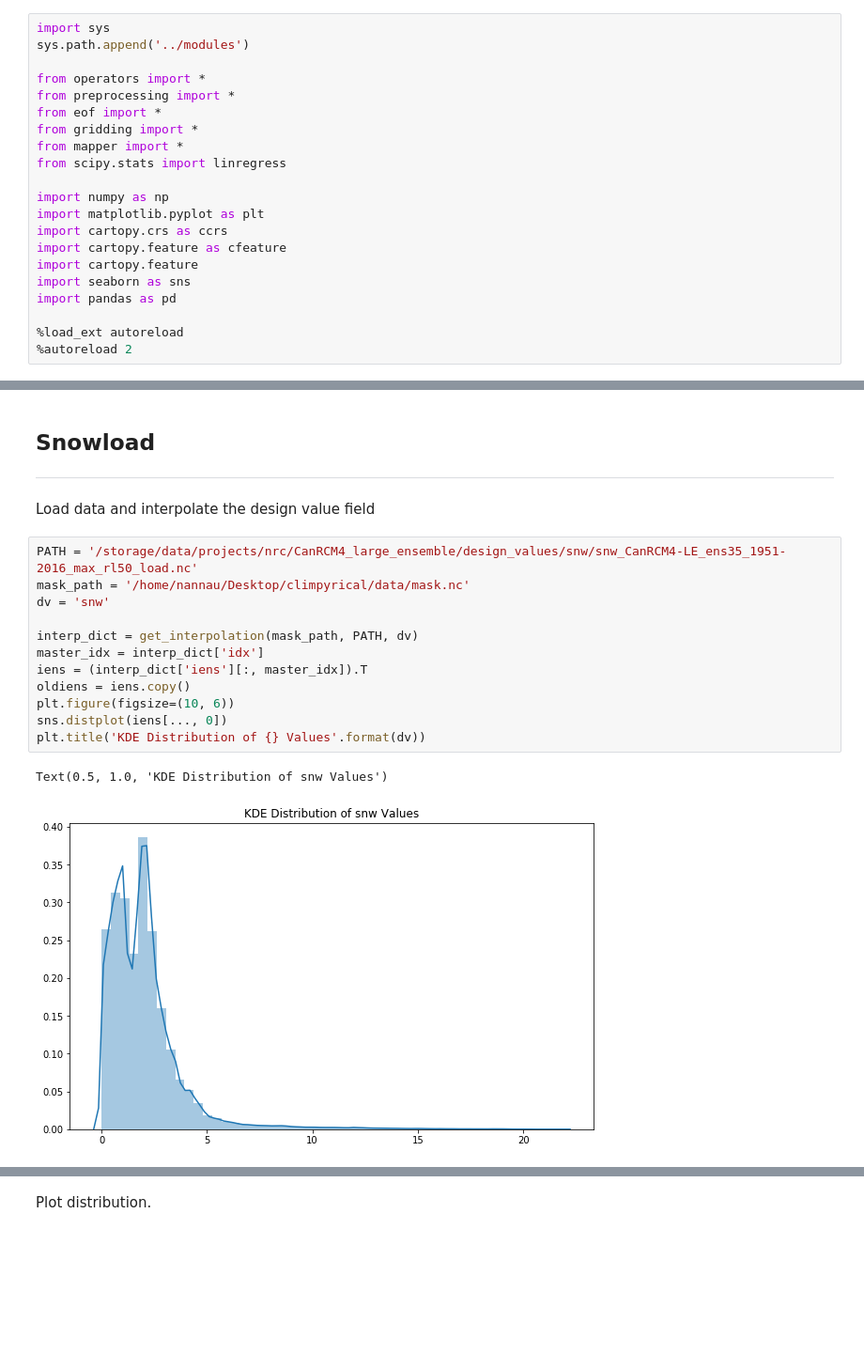
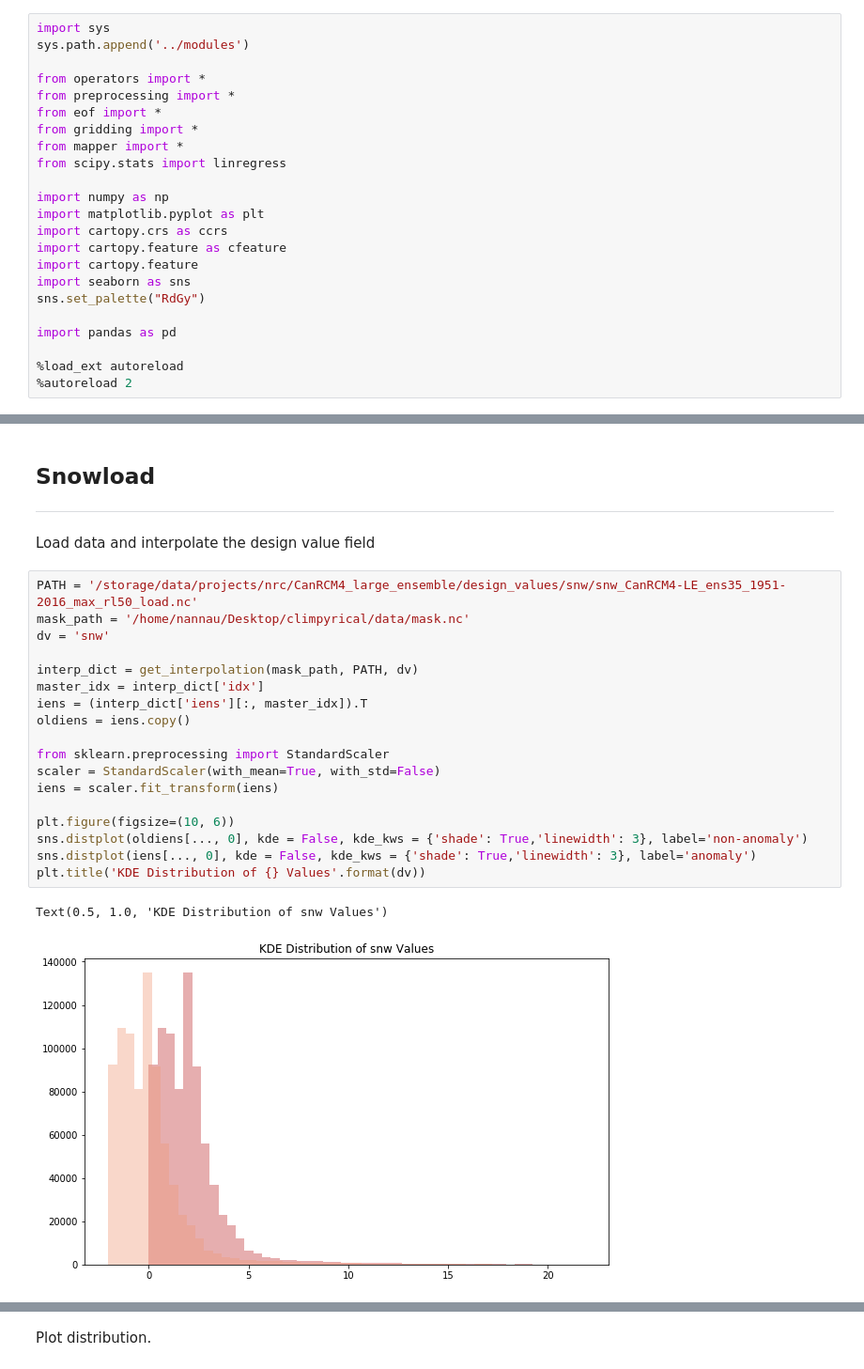
Before and after one commit to pacificclimate/climpyrical, a Jupyter notebook: notebooks/snow.ipynb, the cells around one changed output, grey strips where cells are left out. Shown at 94% size. Saved outputs shown, nothing was run; the diff lists cells and outputs as text; blank space fills up the shorter version.

Commit message:
Includes anomaly and non-anomaly on same plots of explained variance

```diff
--- a/notebooks/snow.ipynb
+++ b/notebooks/snow.ipynb
@@ -15,6 +15,8 @@ import cartopy.crs as ccrs
 import cartopy.feature as cfeature
 import cartopy.feature
 import seaborn as sns
+sns.set_palette("RdGy")
+
 import pandas as pd
 
 %load_ext autoreload
@@ -26,15 +31,21 @@ Load data and interpolate the design value field
 # %%
 PATH = '/storage/data/projects/nrc/CanRCM4_large_ensemble/design_values/snw/snw_CanRCM4-LE_ens35_1951-2016_max_rl50_load.nc'
 mask_path = '/home/nannau/Desktop/climpyrical/data/mask.nc'
 dv = 'snw'
 
 interp_dict = get_interpolation(mask_path, PATH, dv)
 master_idx = interp_dict['idx']
 iens = (interp_dict['iens'][:, master_idx]).T
 oldiens = iens.copy()
+
+from sklearn.preprocessing import StandardScaler
+scaler = StandardScaler(with_mean=True, with_std=False)
+iens = scaler.fit_transform(iens)
+
 plt.figure(figsize=(10, 6))
-sns.distplot(iens[..., 0])
+sns.distplot(oldiens[..., 0], kde = False, kde_kws = {'shade': True,'linewidth': 3}, label='non-anomaly')
+sns.distplot(iens[..., 0], kde = False, kde_kws = {'shade': True,'linewidth': 3}, label='anomaly')
 plt.title('KDE Distribution of {} Values'.format(dv))
 # %% [output]
 Text(0.5, 1.0, 'KDE Distribution of snw Values')
-[figure, old version]
+[figure, new version]
```
Also changed, not shown: parts of 10 cells of this notebook.
